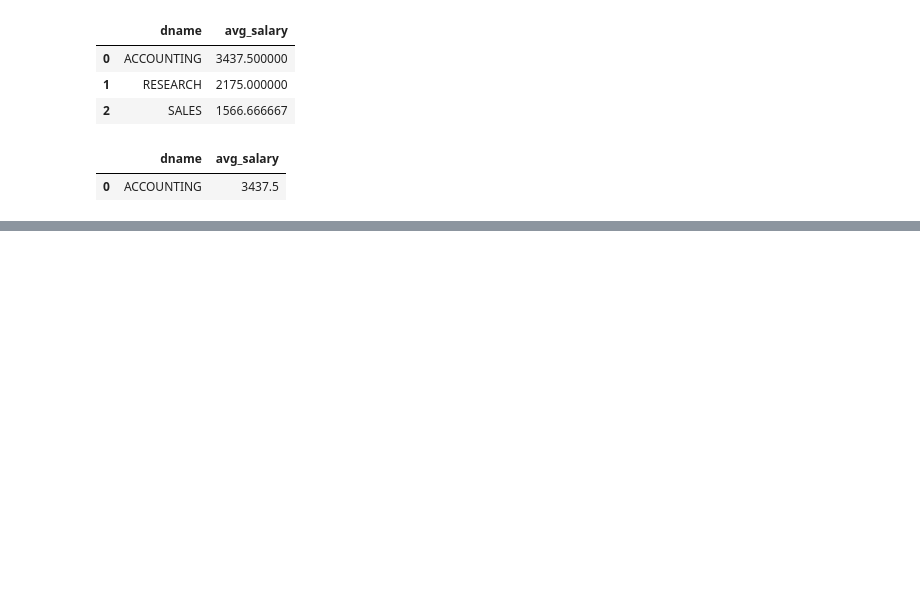
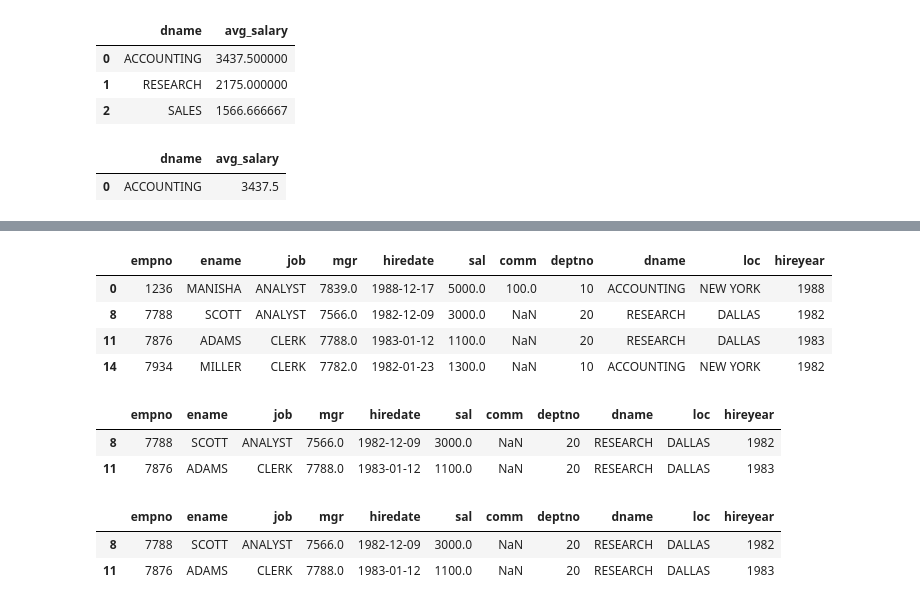
Before and after one commit to manishasangroula46-eng/piit, a Jupyter notebook: May10 SQL Python.ipynb, the cells around one changed output, grey strips where cells are left out. Saved outputs shown, nothing was run; the diff lists cells and outputs as text; code cells hidden in the pictures; blank space fills up the shorter version.

```diff
--- a/May10 SQL Python.ipynb
+++ b/May10 SQL Python.ipynb
@@ -136,0 +189,20 @@ q('select d.dname, avg(e.sal) as avg_salary from emp e join dept d on e.deptno =
+# %%
+empdept[empdept['hireyear'] >= 1982]
+# %% [output]
+|  | empno | ename | job | mgr | hiredate | sal | comm | deptno | dname | loc | hireyear |
+| 0 | 1236 | MANISHA | ANALYST | 7839.0 | 1988-12-17 | 5000.0 | 100.0 | 10 | ACCOUNTING | NEW YORK | 1988 |
+| 8 | 7788 | SCOTT | ANALYST | 7566.0 | 1982-12-09 | 3000.0 | NaN | 20 | RESEARCH | DALLAS | 1982 |
+| 11 | 7876 | ADAMS | CLERK | 7788.0 | 1983-01-12 | 1100.0 | NaN | 20 | RESEARCH | DALLAS | 1983 |
+| 14 | 7934 | MILLER | CLERK | 7782.0 | 1982-01-23 | 1300.0 | NaN | 10 | ACCOUNTING | NEW YORK | 1982 |
+# %%
+empdept[(empdept['hireyear'] >= 1982) & (empdept['dname'] =='RESEARCH')]
+# %% [output]
+|  | empno | ename | job | mgr | hiredate | sal | comm | deptno | dname | loc | hireyear |
+| 8 | 7788 | SCOTT | ANALYST | 7566.0 | 1982-12-09 | 3000.0 | NaN | 20 | RESEARCH | DALLAS | 1982 |
+| 11 | 7876 | ADAMS | CLERK | 7788.0 | 1983-01-12 | 1100.0 | NaN | 20 | RESEARCH | DALLAS | 1983 |
+# %%
+empdept[(empdept['hiredate'].dt.year >= 1982) & (empdept['dname'] =='RESEARCH')]
+# %% [output]
+|  | empno | ename | job | mgr | hiredate | sal | comm | deptno | dname | loc | hireyear |
+| 8 | 7788 | SCOTT | ANALYST | 7566.0 | 1982-12-09 | 3000.0 | NaN | 20 | RESEARCH | DALLAS | 1982 |
+| 11 | 7876 | ADAMS | CLERK | 7788.0 | 1983-01-12 | 1100.0 | NaN | 20 | RESEARCH | DALLAS | 1983 |
```
Also changed, not shown: parts of 4 cells of this notebook.
